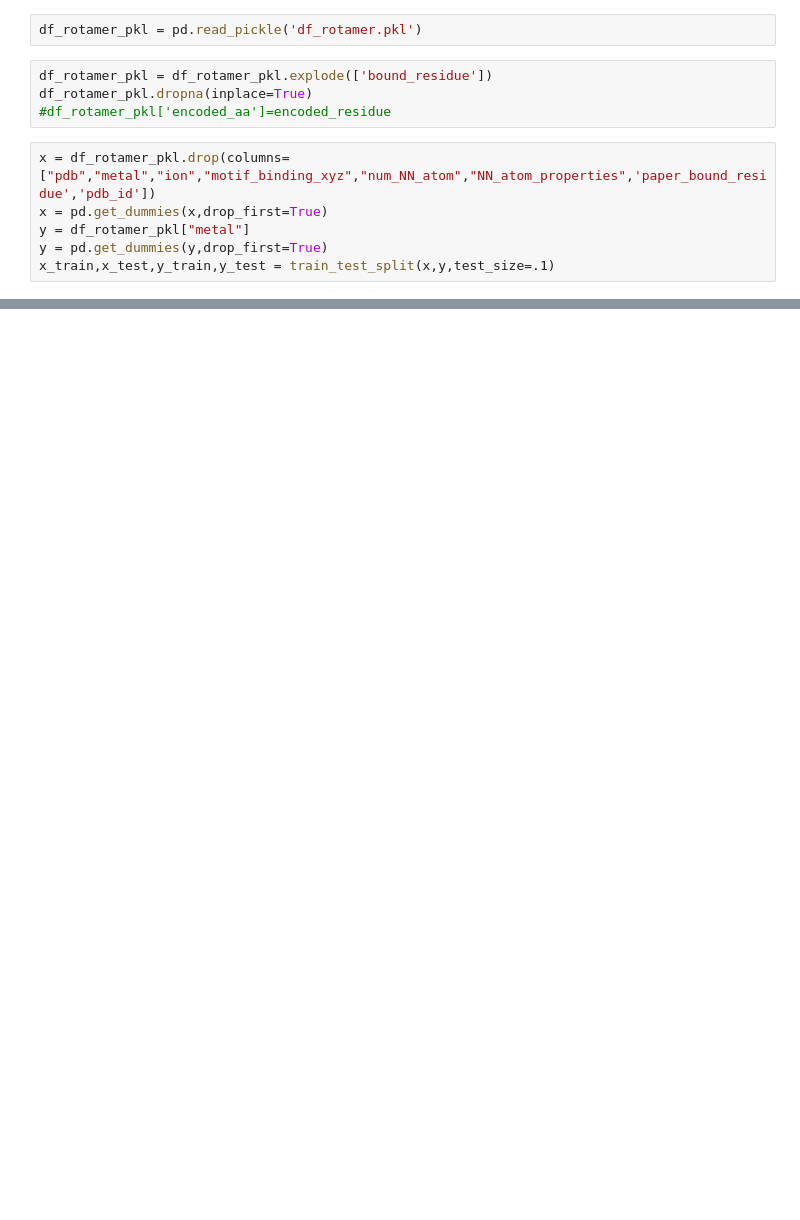
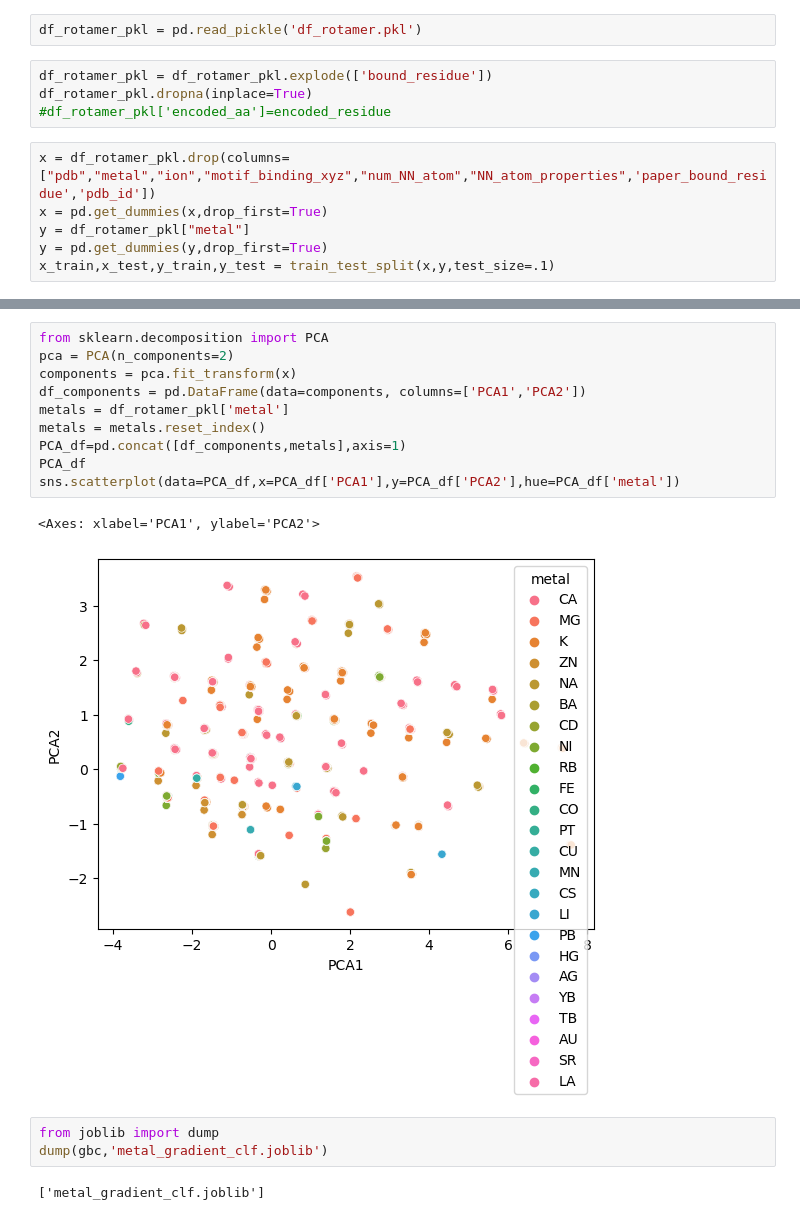
Before and after one commit to iamlongtran/scaffold_squad, a Jupyter notebook: Training.ipynb, the cells around one changed output, grey strips where cells are left out. Saved outputs shown, nothing was run; the diff lists cells and outputs as text; blank space fills up the shorter version.

Commit message:
Added PCA plot and final classifier for use in software, checks to ensure model is importable from new file

```diff
--- a/Training.ipynb
+++ b/Training.ipynb
@@ -48,0 +53,18 @@ Accuracy: 0.6052980132450331
+# %%
+from sklearn.decomposition import PCA
+pca = PCA(n_components=2)
+components = pca.fit_transform(x)
+df_components = pd.DataFrame(data=components, columns=['PCA1','PCA2'])
+metals = df_rotamer_pkl['metal']
+metals = metals.reset_index()
+PCA_df=pd.concat([df_components,metals],axis=1)
+PCA_df
+sns.scatterplot(data=PCA_df,x=PCA_df['PCA1'],y=PCA_df['PCA2'],hue=PCA_df['metal'])
+# %% [output]
+<Axes: xlabel='PCA1', ylabel='PCA2'>
+[figure, added]
+# %%
+from joblib import dump
+dump(gbc,'metal_gradient_clf.joblib')
+# %% [output]
+['metal_gradient_clf.joblib']
```
Also changed, not shown: parts of 5 cells of this notebook.
